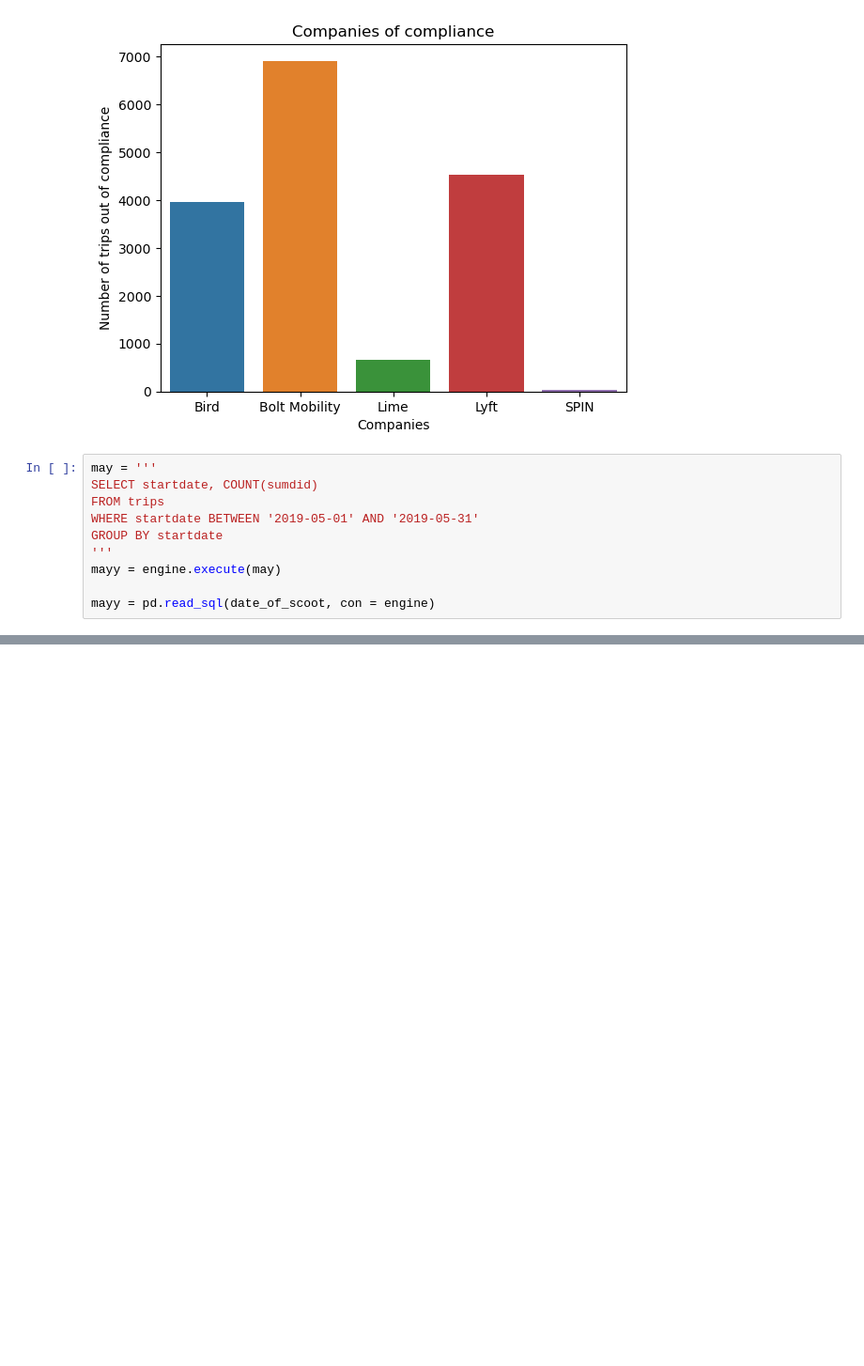
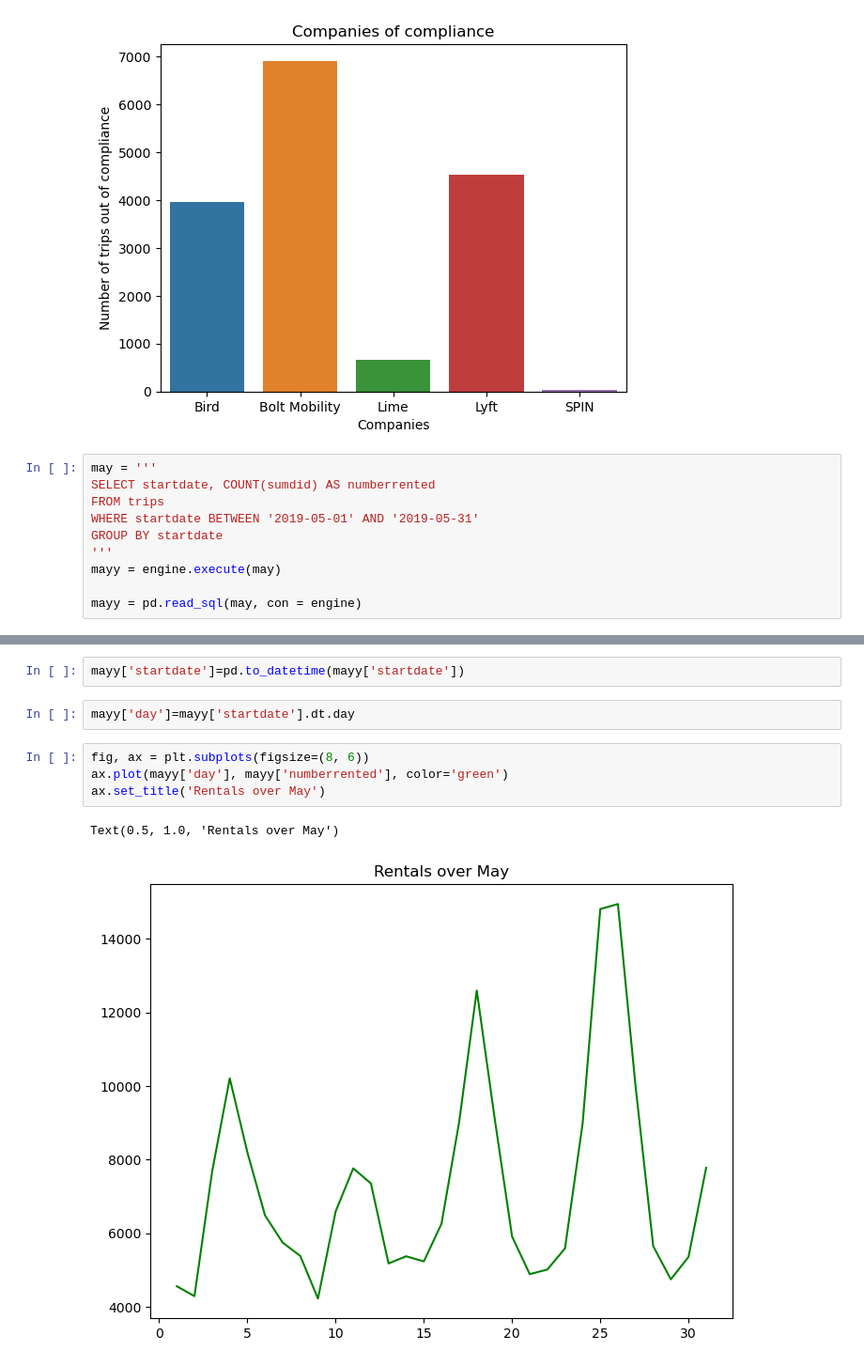
Before and after one commit to NSS-Data-Analytics-Cohort-8/scooter-partner1-whenhugocallsuspythonistas, a Jupyter notebook: notebooks/twooter.ipynb, the cells around one changed output, grey strips where cells are left out. Shown: that part at 94% size. Saved outputs shown, nothing was run; the diff lists cells and outputs as text; blank space fills up the shorter version.

```diff
--- a/notebooks/twooter.ipynb
+++ b/notebooks/twooter.ipynb
@@ -256,11 +256,11 @@ plt.show()
 [figure]
 # %%
 may = '''
-SELECT startdate, COUNT(sumdid)
+SELECT startdate, COUNT(sumdid) AS numberrented
 FROM trips
 WHERE startdate BETWEEN '2019-05-01' AND '2019-05-31'
 GROUP BY startdate
 '''
 mayy = engine.execute(may)
 
-mayy = pd.read_sql(date_of_scoot, con = engine)
+mayy = pd.read_sql(may, con = engine)
@@ -282,0 +287,11 @@ mayy
+# %%
+mayy['startdate']=pd.to_datetime(mayy['startdate'])
+# %%
+mayy['day']=mayy['startdate'].dt.day
+# %%
+fig, ax = plt.subplots(figsize=(8, 6))
+ax.plot(mayy['day'], mayy['numberrented'], color='green')
+ax.set_title('Rentals over May')
+# %% [output]
+Text(0.5, 1.0, 'Rentals over May')
+[figure, added]
```
Also changed, not shown: parts of 8 cells of this notebook.
